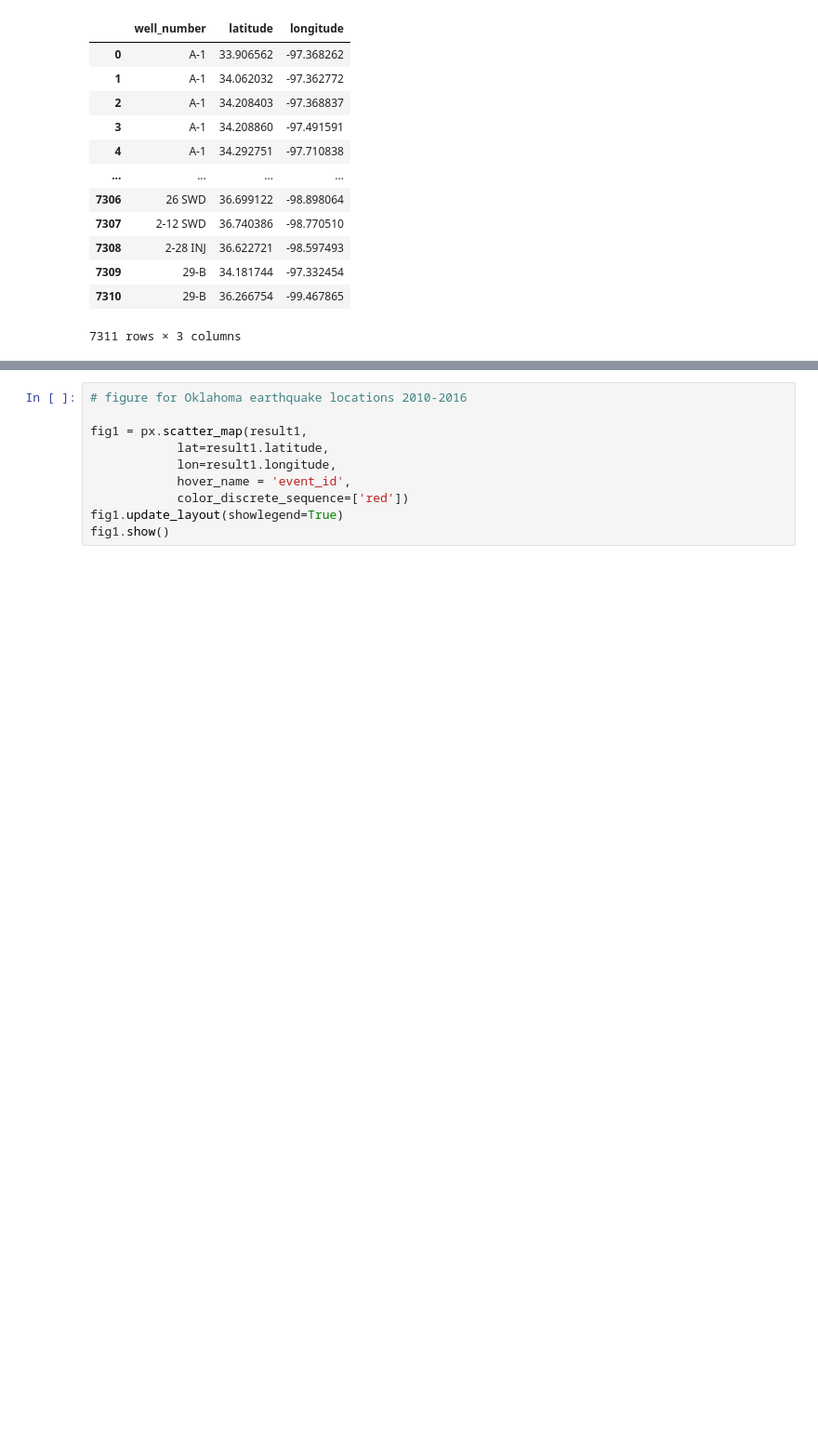
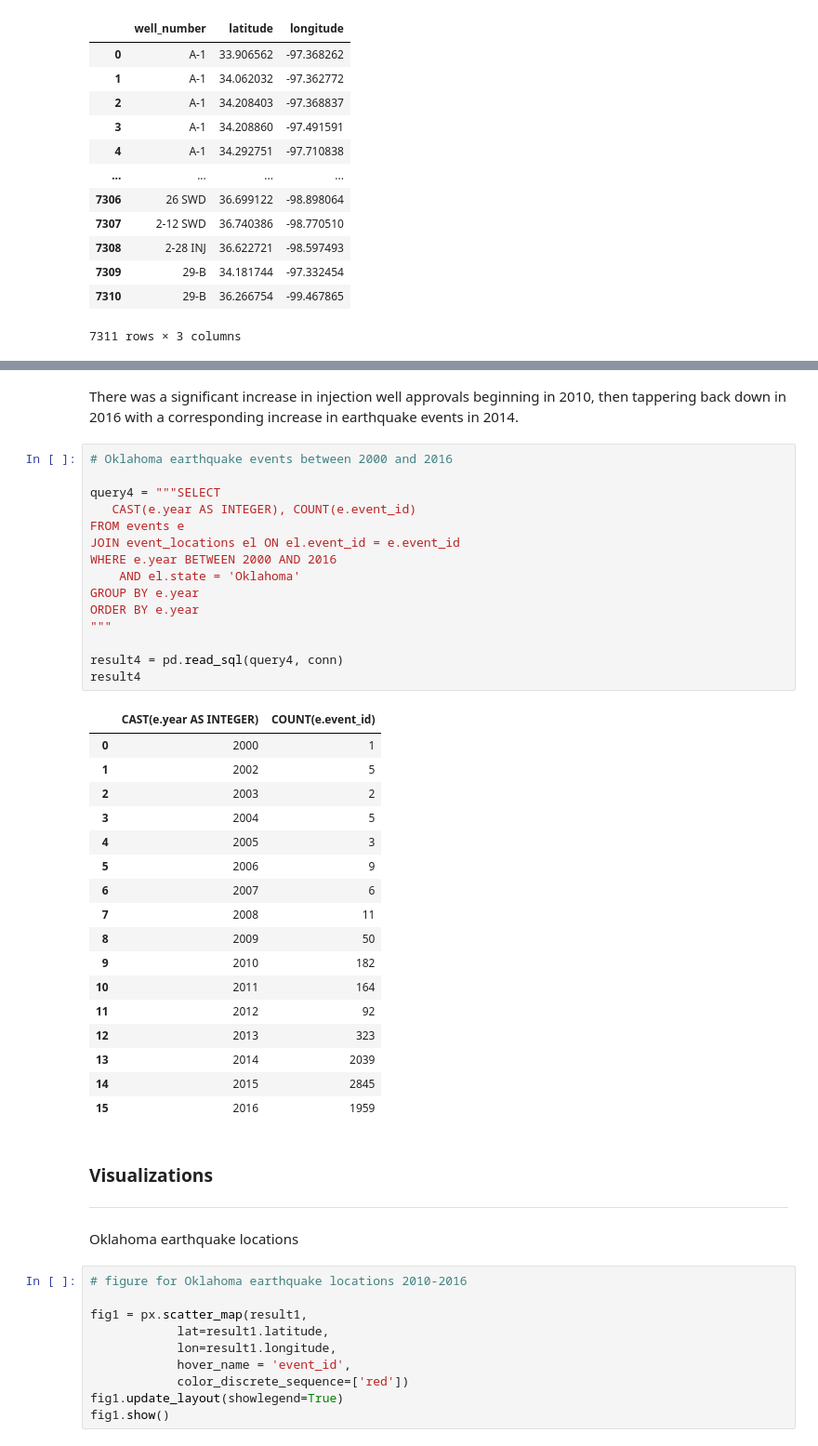
Before and after one commit to JulieGambill/Wastewater_And_Seismic_Activity, a Jupyter notebook: notebooks/database.ipynb, the cells around one changed output, grey strips where cells are left out. Shown at 93% size. Cells and saved outputs as stored; diff of their text form; blank space fills up the shorter version.

```diff
--- a/notebooks/database.ipynb
+++ b/notebooks/database.ipynb
@@ -115,3 +150,43 @@ result2
+# %% [markdown]
+There was a significant increase in injection well approvals beginning in 2010, then tappering back down in 2016 with a corresponding increase in earthquake events in 2014.
+# %%
+# Oklahoma earthquake events between 2000 and 2016
+
+query4 = """SELECT
+   CAST(e.year AS INTEGER), COUNT(e.event_id)
+FROM events e
+JOIN event_locations el ON el.event_id = e.event_id
+WHERE e.year BETWEEN 2000 AND 2016
+    AND el.state = 'Oklahoma'
+GROUP BY e.year
+ORDER BY e.year
+"""
+
+result4 = pd.read_sql(query4, conn)
+result4
+# %% [output]
+|  | CAST(e.year AS INTEGER) | COUNT(e.event_id) |
+| 0 | 2000 | 1 |
+| 1 | 2002 | 5 |
+| 2 | 2003 | 2 |
+| 3 | 2004 | 5 |
+| 4 | 2005 | 3 |
+| 5 | 2006 | 9 |
+| 6 | 2007 | 6 |
+| 7 | 2008 | 11 |
+| 8 | 2009 | 50 |
+| 9 | 2010 | 182 |
+| 10 | 2011 | 164 |
+| 11 | 2012 | 92 |
+| 12 | 2013 | 323 |
+| 13 | 2014 | 2039 |
+| 14 | 2015 | 2845 |
+| 15 | 2016 | 1959 |
+# %% [markdown]
+### Visualizations
+---
+# %% [markdown]
+Oklahoma earthquake locations
 # %%
 # figure for Oklahoma earthquake locations 2010-2016
 
```
Also changed, not shown: parts of 8 cells of this notebook, 4 other files.
